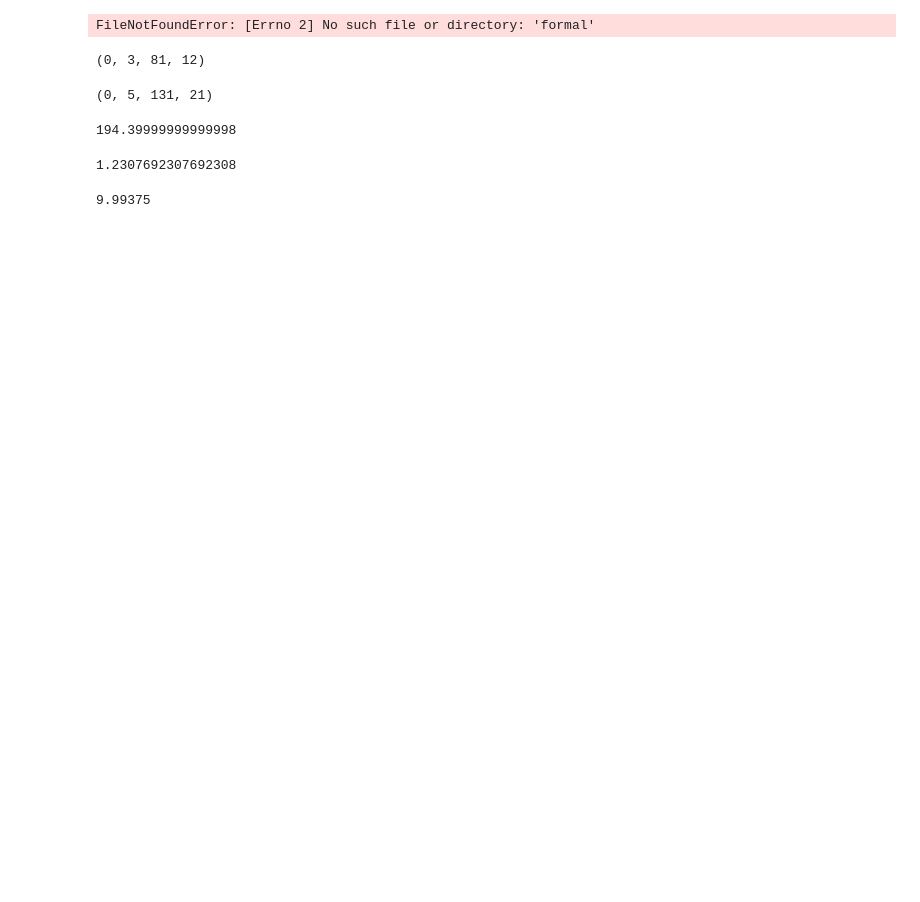
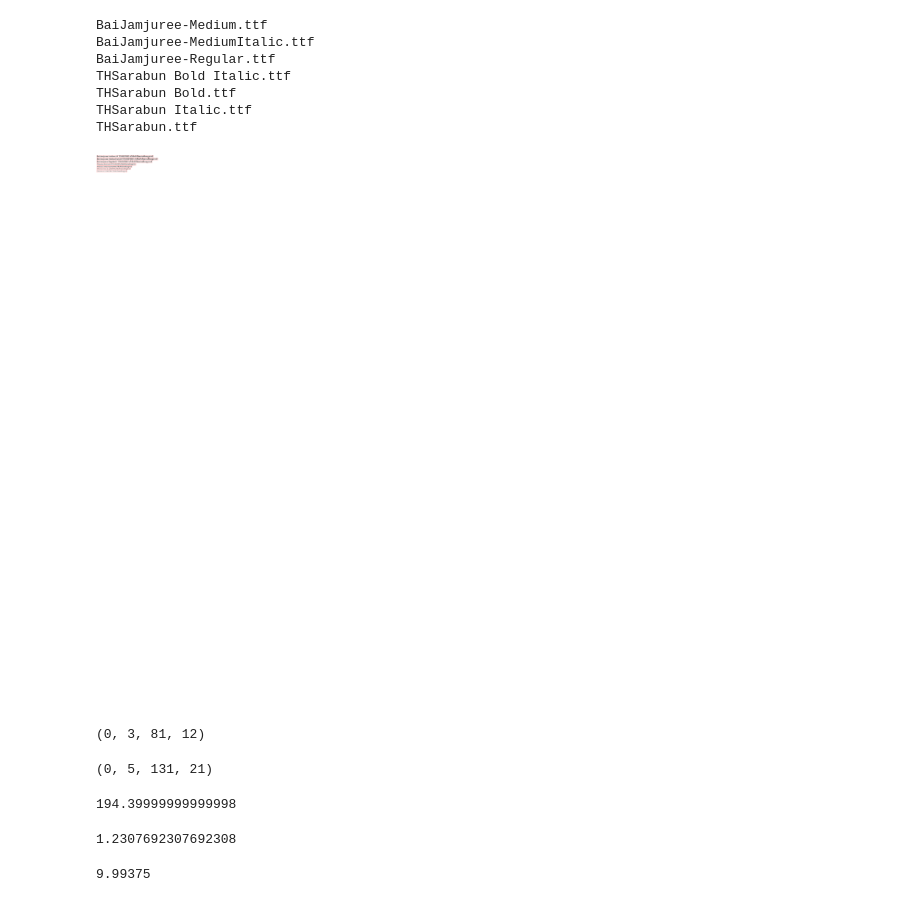
Before and after one commit to napatswift/vote-count, a Jupyter notebook: tools/test-font.ipynb, the cells around one changed output. Drawn from its saved outputs; the diff is of its cells as text; code cells hidden in the pictures; blank space fills up the shorter version.

```diff
--- a/tools/test-font.ipynb
+++ b/tools/test-font.ipynb
@@ -62,7 +56,14 @@ was@namchuemTEST.ttf
 # %%
-test_font('formal')
+test_font('../fonts/formal')
 # %% [output]
-FileNotFoundError: [Errno 2] No such file or directory: 'formal'
+BaiJamjuree-Medium.ttf
+BaiJamjuree-MediumItalic.ttf
+BaiJamjuree-Regular.ttf
+THSarabun Bold Italic.ttf
+THSarabun Bold.ttf
+THSarabun Italic.ttf
+THSarabun.ttf
+[figure, added]
 # %%
 font = ImageFont.truetype('./formal/Surafont Naruto Italic.ttf', )
 font.getbbox('เก้าสิบห้าร้อยสามสิบ')
```
Also changed, not shown: parts of 2 cells of this notebook, 2 other files.
